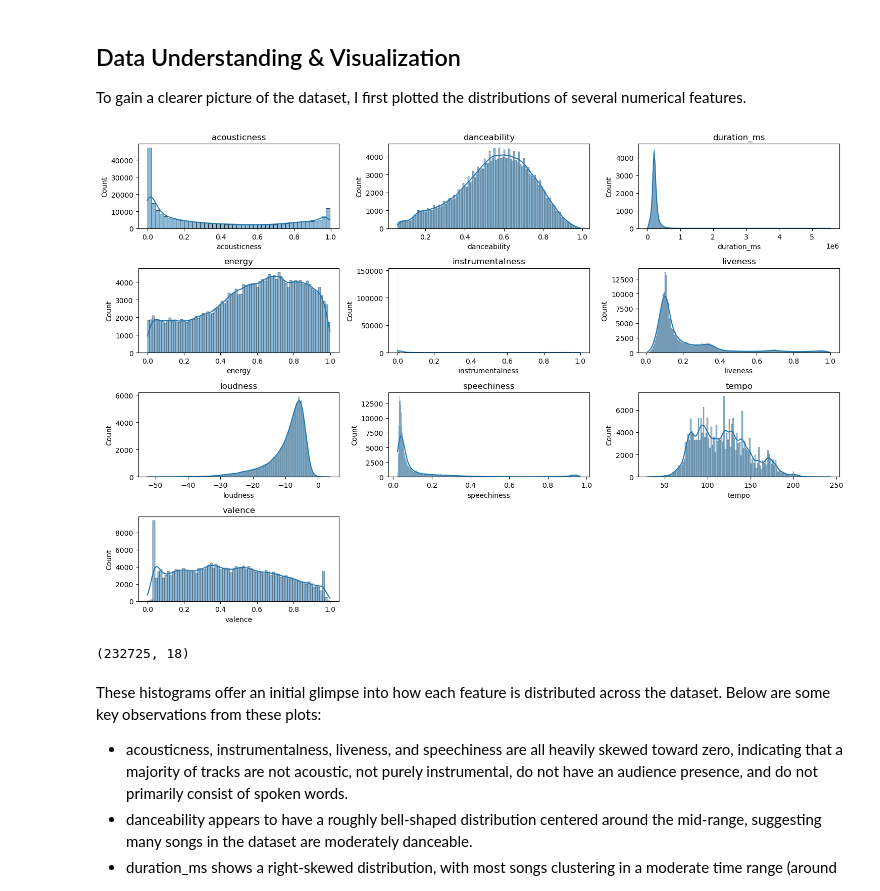
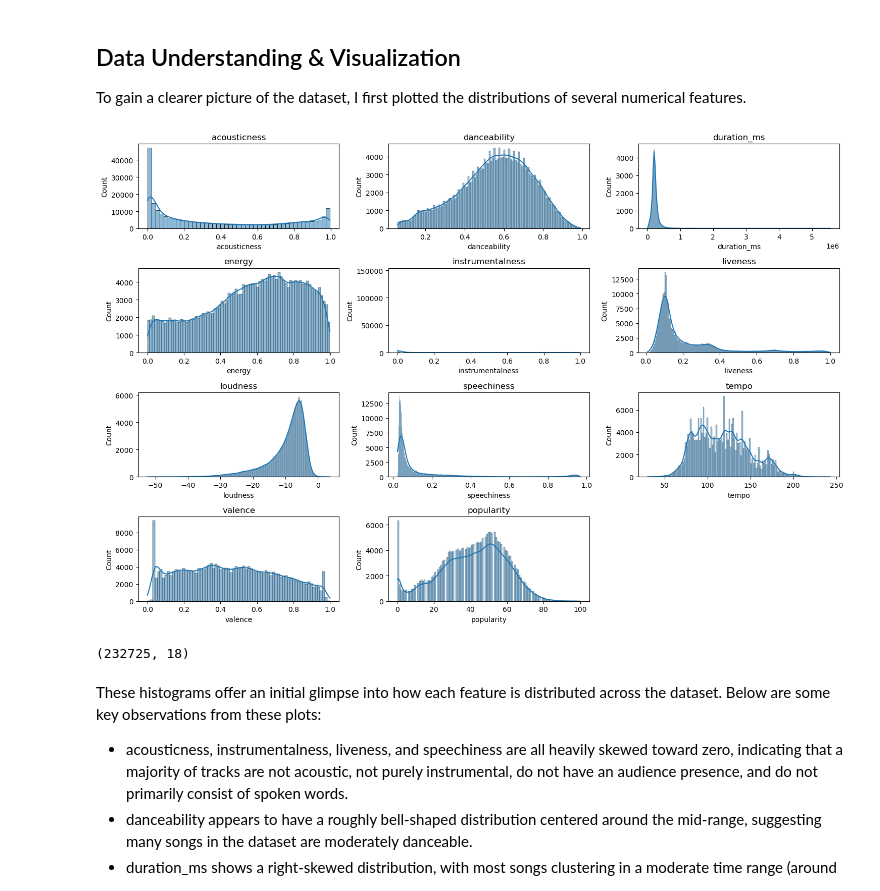
Before and after one commit to YveSSo/3162-Project4, a Jupyter notebook: spotify_clustering.ipynb, the cells around one changed output. Saved outputs shown, nothing was run; the diff lists cells and outputs as text; code cells hidden in the pictures.

Commit message:
Included popularity in selected_features.

```diff
--- a/spotify_clustering.ipynb
+++ b/spotify_clustering.ipynb
@@ -57,24 +57,24 @@ To gain a clearer picture of the dataset, I first plotted the distributions of s
 # %%
 import pandas as pd
 import matplotlib.pyplot as plt
 import seaborn as sns
 
 # Load the data
 df = pd.read_csv('SpotifyFeatures.csv')
 
 # Plot distributions of numerical features
-num_features = ['acousticness', 'danceability', 'duration_ms', 'energy', 'instrumentalness', 'liveness', 'loudness', 'speechiness','tempo', 'valence']
+num_features = ['acousticness', 'danceability', 'duration_ms', 'energy', 'instrumentalness', 'liveness', 'loudness', 'speechiness','tempo', 'valence', 'popularity']
 
 plt.figure(figsize=(15, 10))
 for i, feature in enumerate(num_features):
     plt.subplot(4, 3, i+1)
     sns.histplot(df[feature], kde=True)
     plt.title(feature)
 plt.tight_layout()
 plt.show()
 df.shape
 # %% [output]
-[figure, old version]
+[figure, new version]
 (232725, 18)
 # %% [markdown]
 These histograms offer an initial glimpse into how each feature is distributed across the dataset. Below are some key observations from these plots:
```
Also changed, not shown: parts of 4 cells of this notebook.
